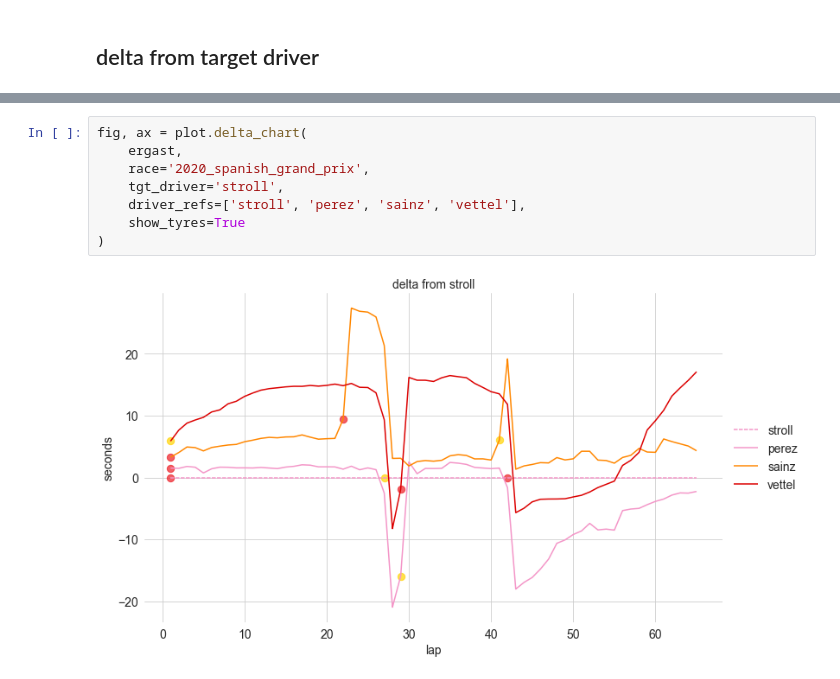
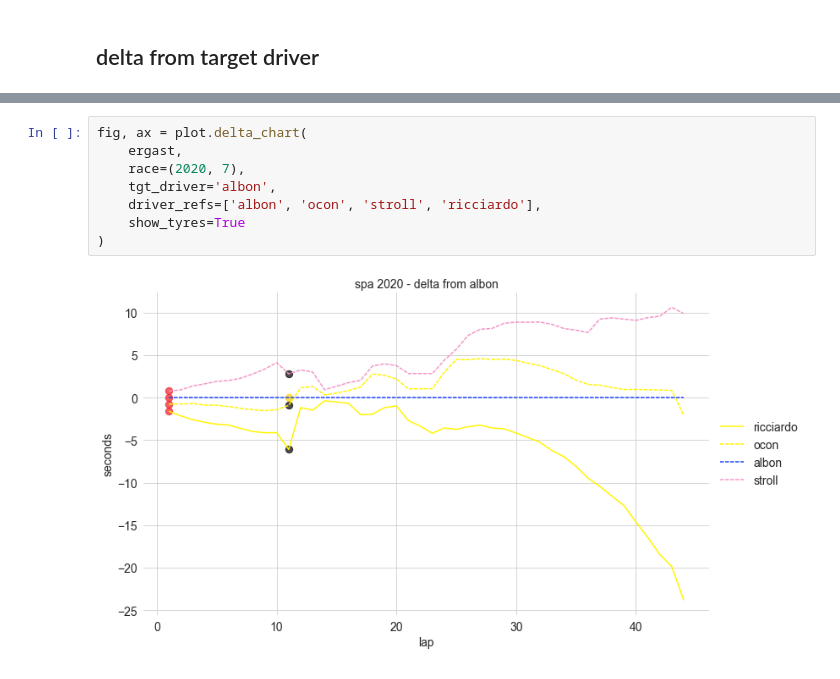
Before and after one commit to luke-bassett/f1-analysis, a Jupyter notebook: f1-analysis/Example.ipynb, the cells around one changed output, grey strips where cells are left out. Drawn from its saved outputs; the diff is of its cells as text.

Commit message:
added circuit and year to plot titles

```diff
--- a/f1-analysis/Example.ipynb
+++ b/f1-analysis/Example.ipynb
@@ -66,10 +66,10 @@ fig, ax = plot.delta_chart(
 # %%
 fig, ax = plot.delta_chart(
     ergast,
-    race='2020_spanish_grand_prix',
-    tgt_driver='stroll',
-    driver_refs=['stroll', 'perez', 'sainz', 'vettel'],
+    race=(2020, 7),
+    tgt_driver='albon',
+    driver_refs=['albon', 'ocon', 'stroll', 'ricciardo'],
     show_tyres=True
 )
 # %% [output]
-[figure, old version]
+[figure, new version]
```
Also changed, not shown: parts of 4 cells of this notebook, 2 other files.
